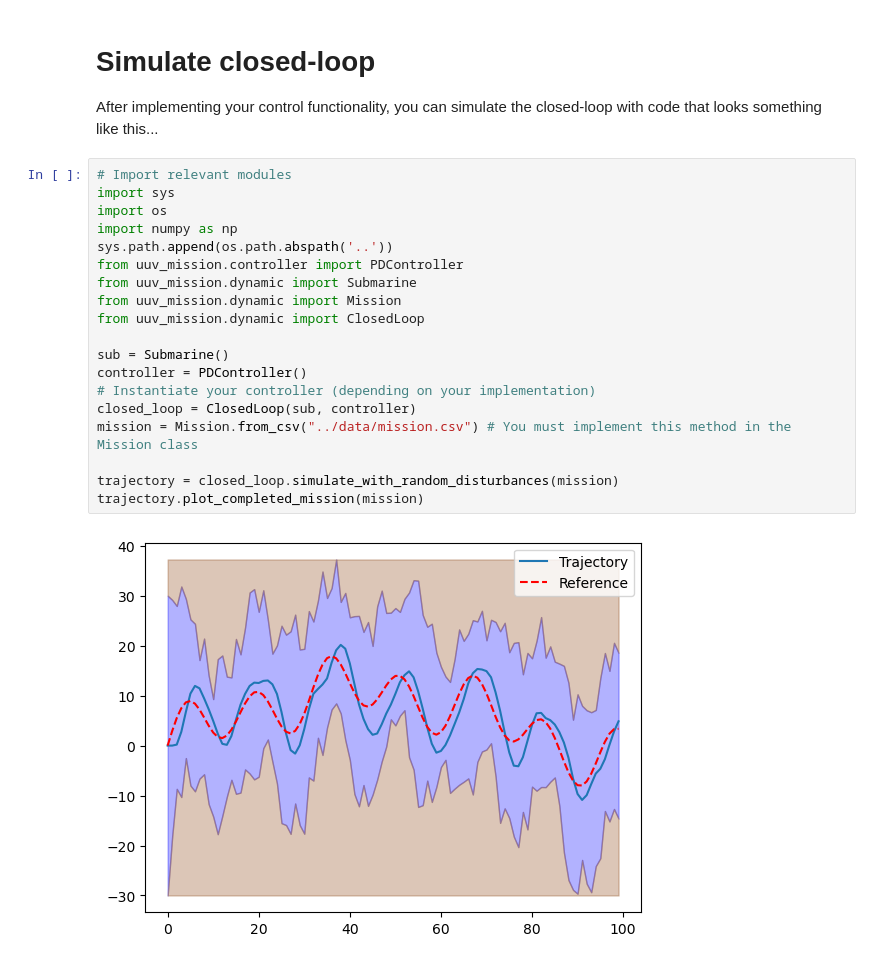
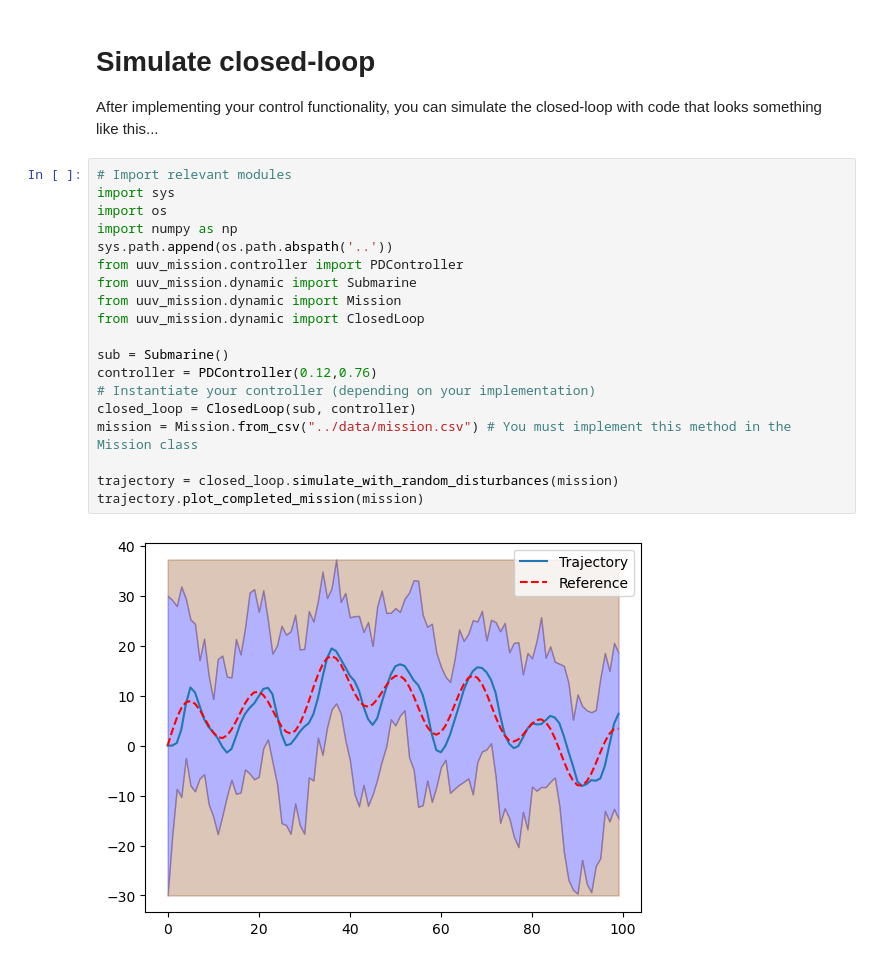
Before and after one commit to T-ny324/b1-coding-practical-mt24, a Jupyter notebook: notebooks/demo.ipynb, the cells around one changed output. Cells and saved outputs as stored; diff of their text form.

Commit message:
Fine tuned Kp and Kd values to omptimise performance of controller

```diff
--- a/notebooks/demo.ipynb
+++ b/notebooks/demo.ipynb
@@ -14,21 +14,21 @@ After implementing your control functionality, you can simulate the closed-loop
 # %%
 # Import relevant modules
 import sys
 import os
 import numpy as np
 sys.path.append(os.path.abspath('..'))
 from uuv_mission.controller import PDController
 from uuv_mission.dynamic import Submarine
 from uuv_mission.dynamic import Mission
 from uuv_mission.dynamic import ClosedLoop
 
 sub = Submarine()
-controller = PDController()
+controller = PDController(0.12,0.76)
 # Instantiate your controller (depending on your implementation)
 closed_loop = ClosedLoop(sub, controller)
 mission = Mission.from_csv("../data/mission.csv") # You must implement this method in the Mission class
 
 trajectory = closed_loop.simulate_with_random_disturbances(mission)
 trajectory.plot_completed_mission(mission)
 # %% [output]
-[figure, old version]
+[figure, new version]
```
Also changed, not shown: parts of 1 cell of this notebook.
